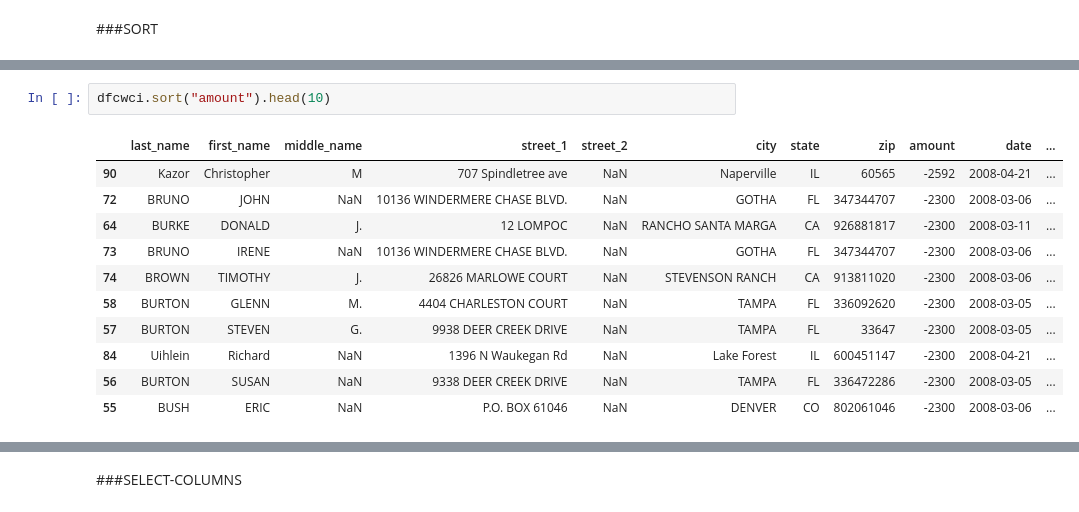
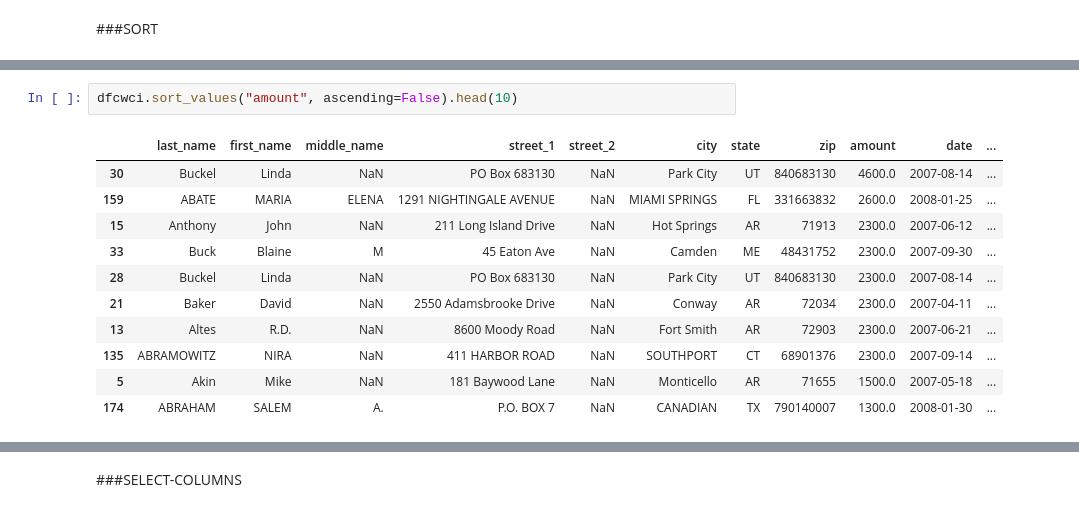
Before and after one commit to ellwise/CS109-Data-Science-Harvard, a Jupyter notebook: Lectures/Lecture4/PandasAndSQL.ipynb, the cells around one changed output, grey strips where cells are left out. Cells and saved outputs as stored; diff of their text form.

```diff
--- a/Lectures/Lecture4/PandasAndSQL.ipynb
+++ b/Lectures/Lecture4/PandasAndSQL.ipynb
@@ -498,14 +533,14 @@ dfcwci.query("10 <= amount <= 50").head(10)
 # %%
-dfcwci.sort("amount").head(10)
+dfcwci.sort_values("amount", ascending=False).head(10)
 # %% [output]
 |  | last_name | first_name | middle_name | street_1 | street_2 | city | state | zip | amount | date | ... |
-| 90 | Kazor | Christopher | M | 707 Spindletree ave | NaN | Naperville | IL | 60565 | -2592 | 2008-04-21 | ... |
-| 72 | BRUNO | JOHN | NaN | 10136 WINDERMERE CHASE BLVD. | NaN | GOTHA | FL | 347344707 | -2300 | 2008-03-06 | ... |
-| 64 | BURKE | DONALD | J. | 12 LOMPOC | NaN | RANCHO SANTA MARGA | CA | 926881817 | -2300 | 2008-03-11 | ... |
-| 73 | BRUNO | IRENE | NaN | 10136 WINDERMERE CHASE BLVD. | NaN | GOTHA | FL | 347344707 | -2300 | 2008-03-06 | ... |
-| 74 | BROWN | TIMOTHY | J. | 26826 MARLOWE COURT | NaN | STEVENSON RANCH | CA | 913811020 | -2300 | 2008-03-06 | ... |
-| 58 | BURTON | GLENN | M. | 4404 CHARLESTON COURT | NaN | TAMPA | FL | 336092620 | -2300 | 2008-03-05 | ... |
-| 57 | BURTON | STEVEN | G. | 9938 DEER CREEK DRIVE | NaN | TAMPA | FL | 33647 | -2300 | 2008-03-05 | ... |
-| 84 | Uihlein | Richard | NaN | 1396 N Waukegan Rd | NaN | Lake Forest | IL | 600451147 | -2300 | 2008-04-21 | ... |
-| 56 | BURTON | SUSAN | NaN | 9338 DEER CREEK DRIVE | NaN | TAMPA | FL | 336472286 | -2300 | 2008-03-05 | ... |
-| 55 | BUSH | ERIC | NaN | P.O. BOX 61046 | NaN | DENVER | CO | 802061046 | -2300 | 2008-03-06 | ... |
+| 30 | Buckel | Linda | NaN | PO Box 683130 | NaN | Park City | UT | 840683130 | 4600.0 | 2007-08-14 | ... |
+| 159 | ABATE | MARIA | ELENA | 1291 NIGHTINGALE AVENUE | NaN | MIAMI SPRINGS | FL | 331663832 | 2600.0 | 2008-01-25 | ... |
+| 15 | Anthony | John | NaN | 211 Long Island Drive | NaN | Hot Springs | AR | 71913 | 2300.0 | 2007-06-12 | ... |
+| 33 | Buck | Blaine | M | 45 Eaton Ave | NaN | Camden | ME | 48431752 | 2300.0 | 2007-09-30 | ... |
+| 28 | Buckel | Linda | NaN | PO Box 683130 | NaN | Park City | UT | 840683130 | 2300.0 | 2007-08-14 | ... |
+| 21 | Baker | David | NaN | 2550 Adamsbrooke Drive | NaN | Conway | AR | 72034 | 2300.0 | 2007-04-11 | ... |
+| 13 | Altes | R.D. | NaN | 8600 Moody Road | NaN | Fort Smith | AR | 72903 | 2300.0 | 2007-06-21 | ... |
+| 135 | ABRAMOWITZ | NIRA | NaN | 411 HARBOR ROAD | NaN | SOUTHPORT | CT | 68901376 | 2300.0 | 2007-09-14 | ... |
+| 5 | Akin | Mike | NaN | 181 Baywood Lane | NaN | Monticello | AR | 71655 | 1500.0 | 2007-05-18 | ... |
+| 174 | ABRAHAM | SALEM | A. | P.O. BOX 7 | NaN | CANADIAN | TX | 790140007 | 1300.0 | 2008-01-30 | ... |
```
Also changed, not shown: parts of 73 cells of this notebook, 2 other files.
